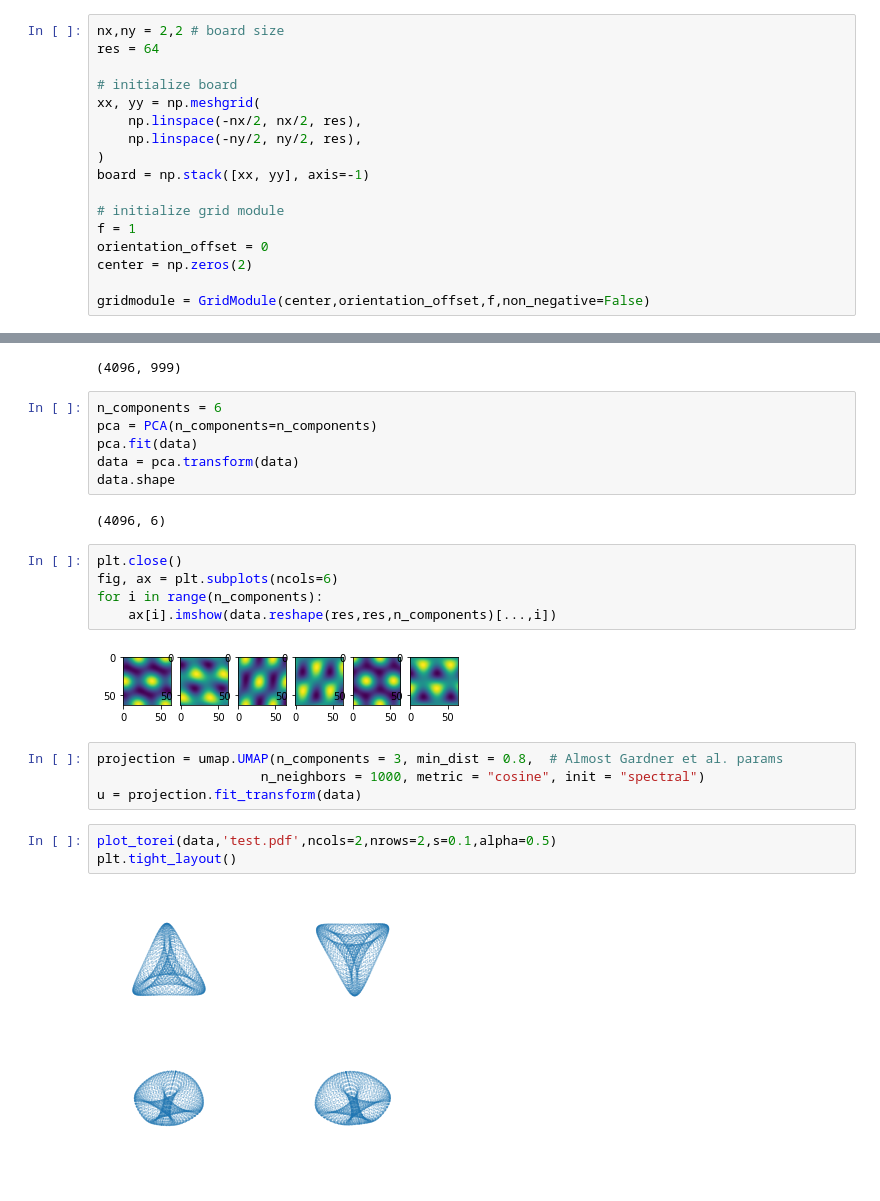
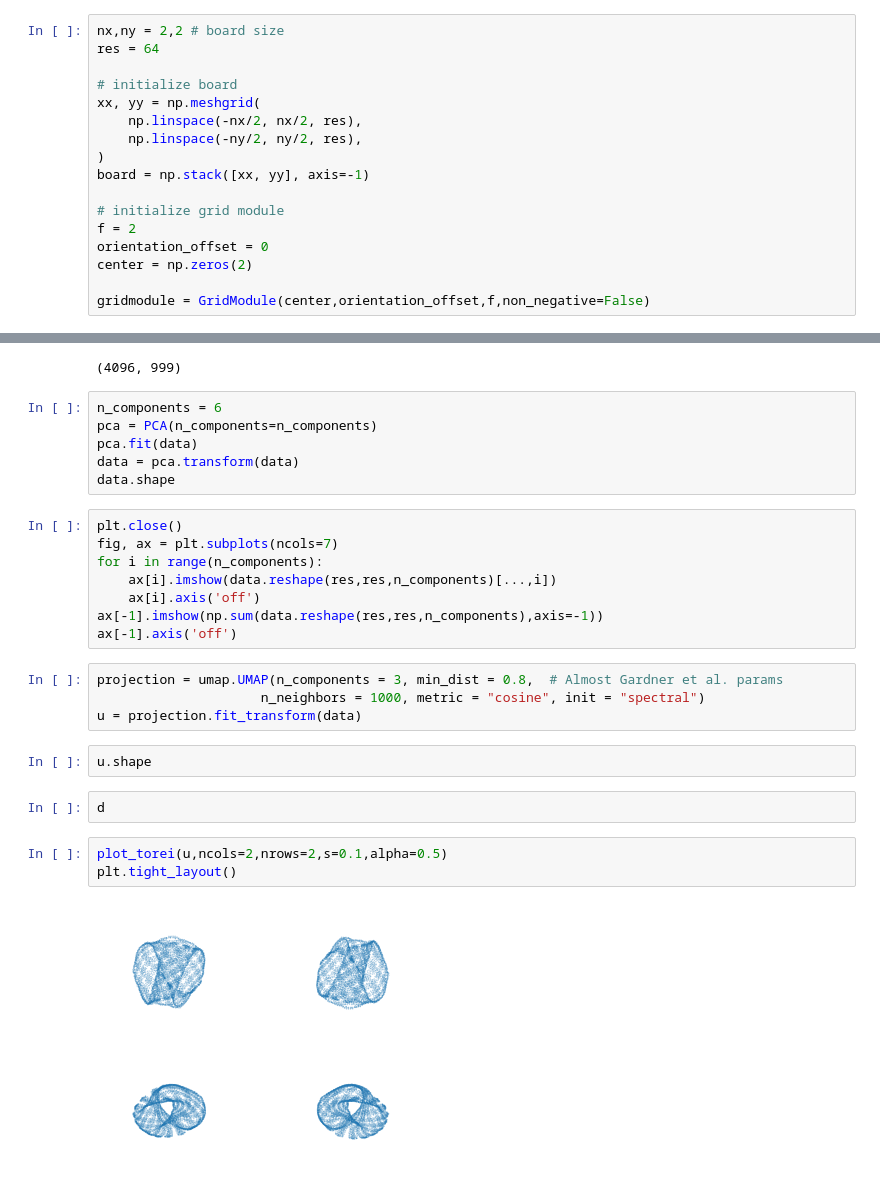
Before and after one commit to bioAI-Oslo/CI-grid-cells, a Jupyter notebook: dev/low-dim-Copy1.ipynb, the cells around one changed output, grey strips where cells are left out. Drawn from its saved outputs; the diff is of its cells as text.

```diff
--- a/dev/low-dim-Copy1.ipynb
+++ b/dev/low-dim-Copy1.ipynb
@@ -46,7 +46,7 @@ xx, yy = np.meshgrid(
 board = np.stack([xx, yy], axis=-1)
 
 # initialize grid module
-f = 1
+f = 2
 orientation_offset = 0
 center = np.zeros(2)
 
@@ -133,21 +137,24 @@ pca = PCA(n_components=n_components)
 pca.fit(data)
 data = pca.transform(data)
 data.shape
-# %% [output]
-(4096, 6)
 # %%
 plt.close()
-fig, ax = plt.subplots(ncols=6)
+fig, ax = plt.subplots(ncols=7)
 for i in range(n_components):
     ax[i].imshow(data.reshape(res,res,n_components)[...,i])
+    ax[i].axis('off')
+ax[-1].imshow(np.sum(data.reshape(res,res,n_components),axis=-1))
+ax[-1].axis('off')
-# %% [output]
-[figure, removed]
 # %%
 projection = umap.UMAP(n_components = 3, min_dist = 0.8,  # Almost Gardner et al. params
                      n_neighbors = 1000, metric = "cosine", init = "spectral")
 u = projection.fit_transform(data)
+# %%
+u.shape
+# %%
+d
 # %%
-plot_torei(data,'test.pdf',ncols=2,nrows=2,s=0.1,alpha=0.5)
+plot_torei(u,ncols=2,nrows=2,s=0.1,alpha=0.5)
 plt.tight_layout()
 # %% [output]
-[figure, old version]
+[figure, new version]
```
Also changed, not shown: parts of 12 cells of this notebook, 1 other file.
